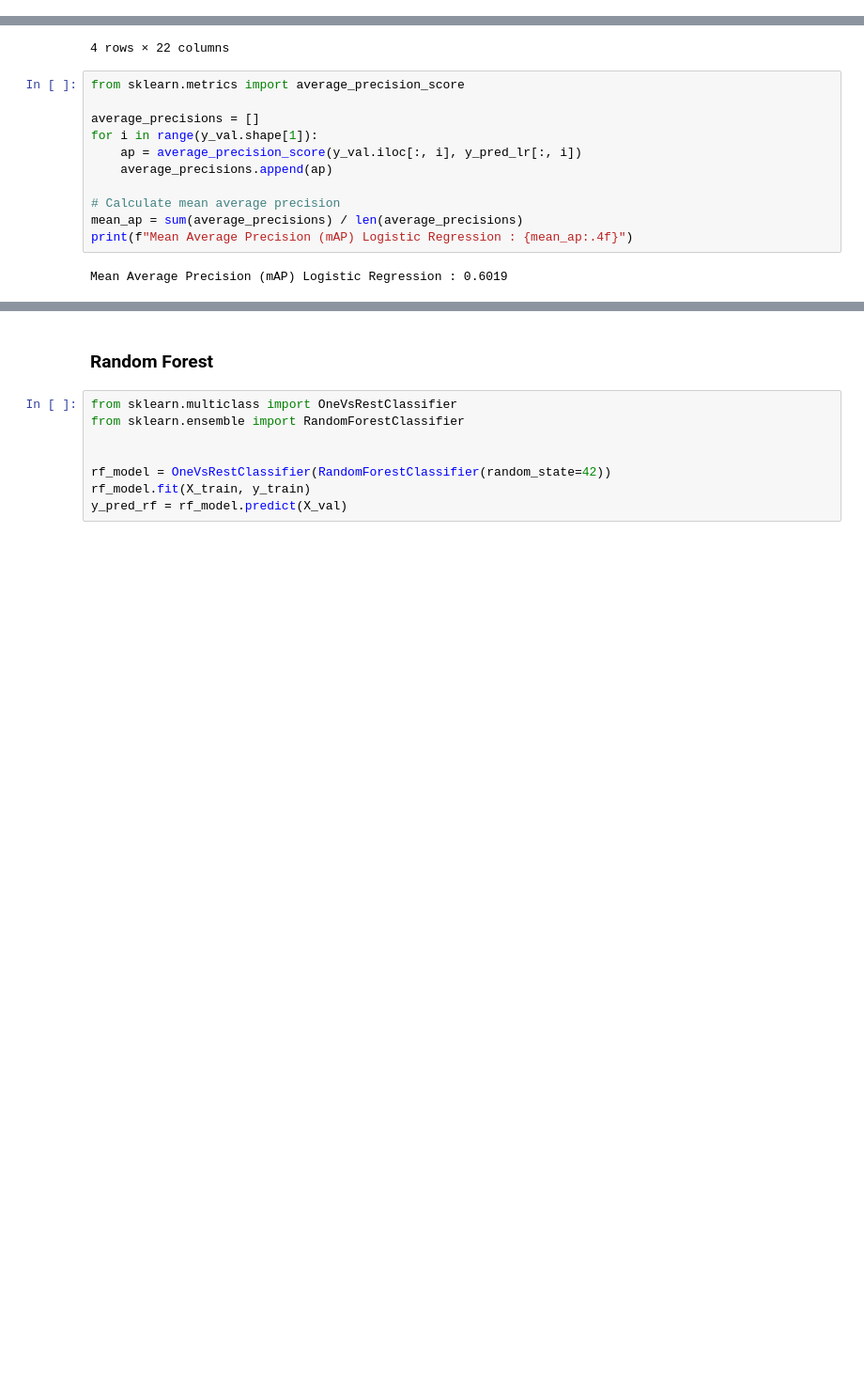
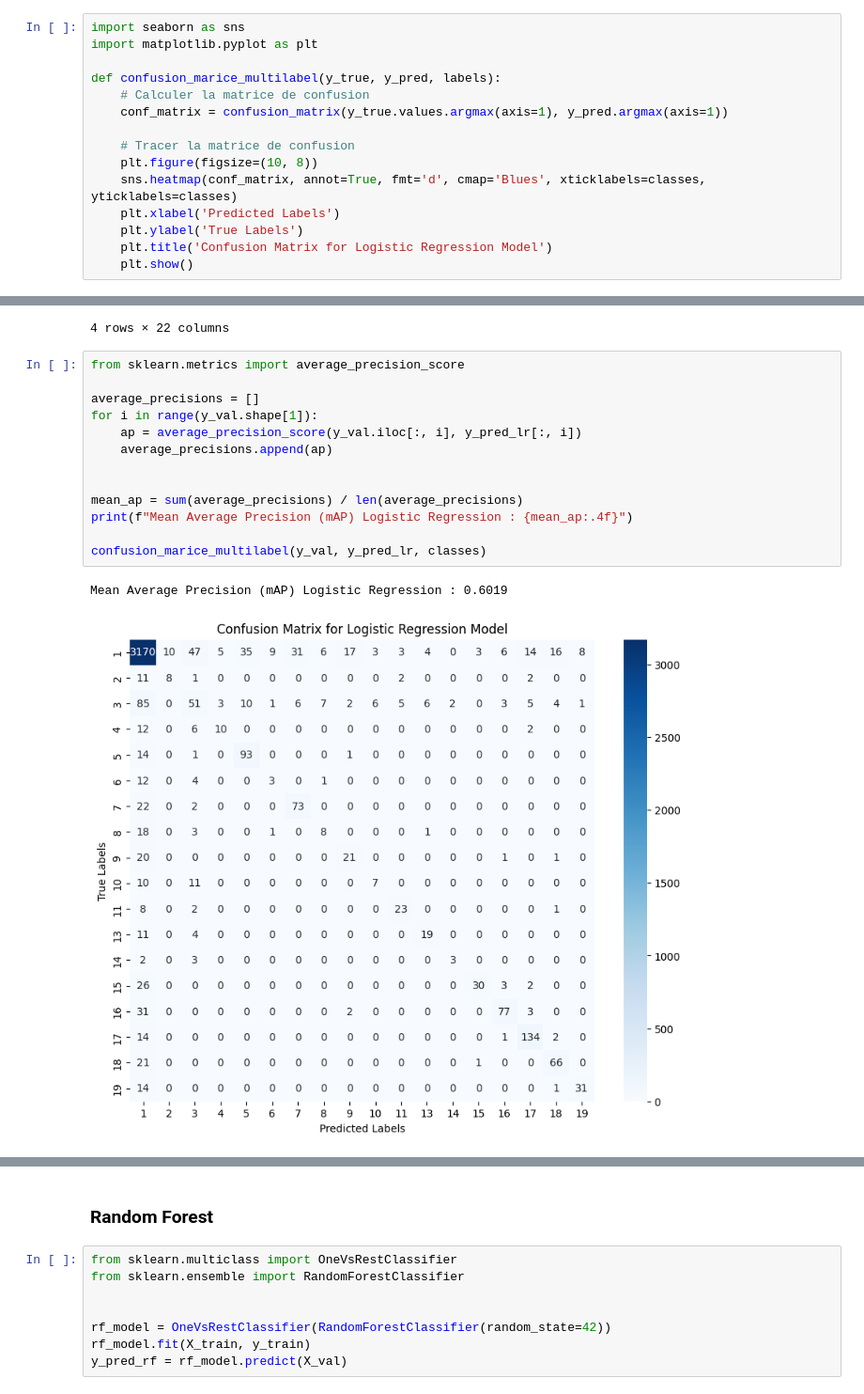
Before and after one commit to 2024-2025-estia-bihar/final_projet_lucg, a Jupyter notebook: notebooks/text_classification.ipynb, the cells around one changed output, grey strips where cells are left out. Shown at 94% size. Drawn from its saved outputs; the diff is of its cells as text; blank space fills up the shorter version.

```diff
--- a/notebooks/text_classification.ipynb
+++ b/notebooks/text_classification.ipynb
@@ -188,6 +177,21 @@ X_train = train[[f"dim_{i}" for i in range(300)]]
 X_val = val[[f"dim_{i}" for i in range(300)]]
 
 classes = y_train.columns.tolist()
+# %%
+import seaborn as sns
+import matplotlib.pyplot as plt
+
+def confusion_marice_multilabel(y_true, y_pred, labels):
+    # Calculer la matrice de confusion
+    conf_matrix = confusion_matrix(y_true.values.argmax(axis=1), y_pred.argmax(axis=1))
+
+    # Tracer la matrice de confusion
+    plt.figure(figsize=(10, 8))
+    sns.heatmap(conf_matrix, annot=True, fmt='d', cmap='Blues', xticklabels=classes, yticklabels=classes)
+    plt.xlabel('Predicted Labels')
+    plt.ylabel('True Labels')
+    plt.title('Confusion Matrix for Logistic Regression Model')
+    plt.show()
 # %% [markdown]
 ### Logistic regression
 # %%
@@ -218,13 +222,16 @@ Random Forest F1 Score: 0.7833
 # %%
 from sklearn.metrics import average_precision_score
 
 average_precisions = []
 for i in range(y_val.shape[1]):
     ap = average_precision_score(y_val.iloc[:, i], y_pred_lr[:, i])
     average_precisions.append(ap)
 
-# Calculate mean average precision
+
 mean_ap = sum(average_precisions) / len(average_precisions)
 print(f"Mean Average Precision (mAP) Logistic Regression : {mean_ap:.4f}")
+
+confusion_marice_multilabel(y_val, y_pred_lr, classes)
 # %% [output]
 Mean Average Precision (mAP) Logistic Regression : 0.6019
+[figure, added]
```
Also changed, not shown: parts of 33 cells of this notebook.
